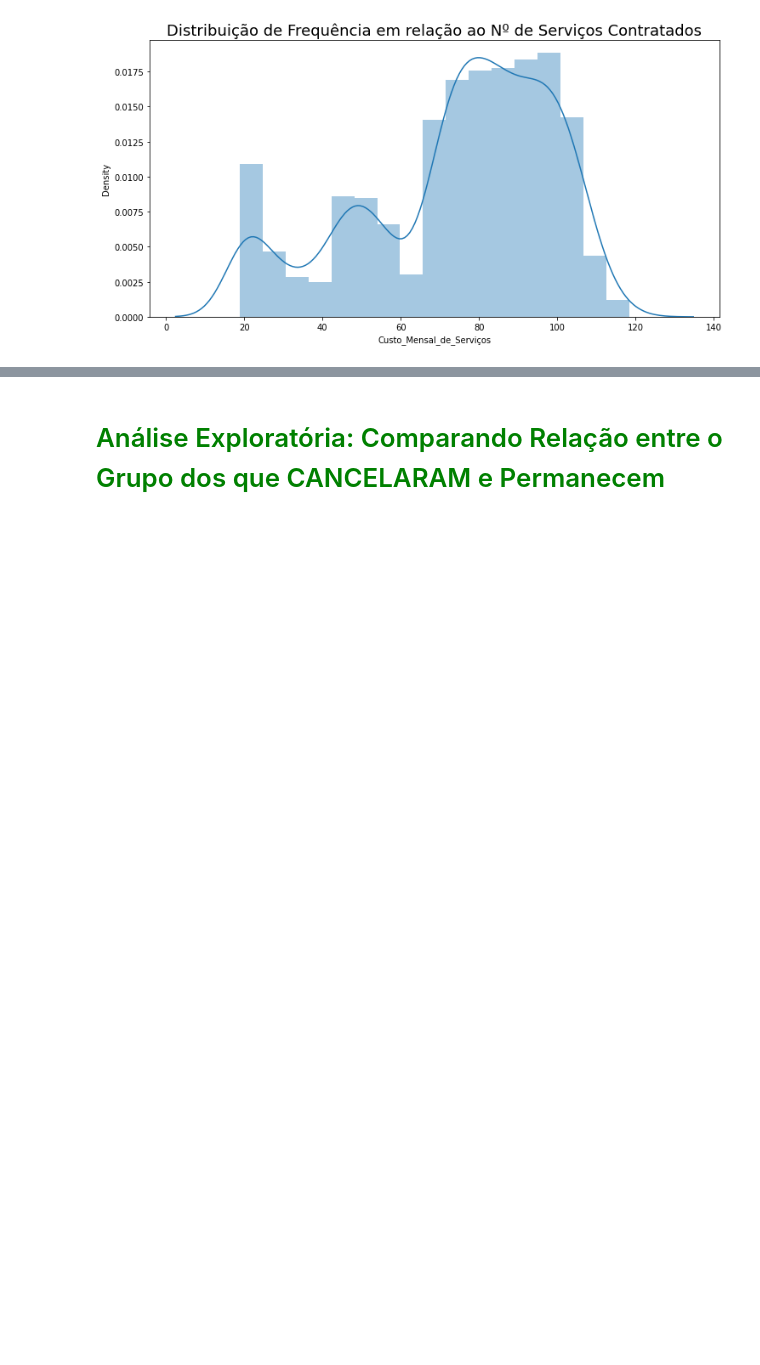
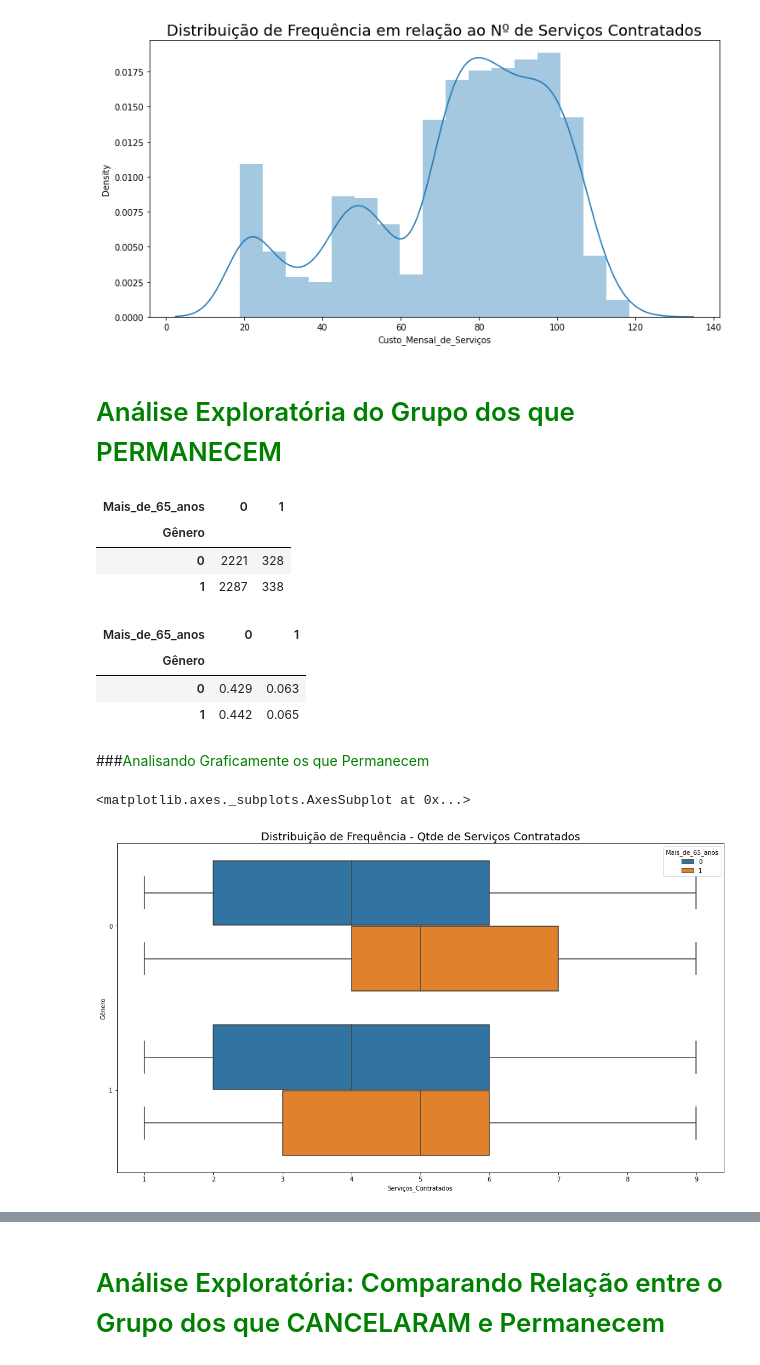
Before and after one commit to KZoc/Alura-Challenge_1_DataScience_Analise_de_Churn, a Jupyter notebook: Notebook/Challenge_Data_Science_Alura_2022.ipynb, the cells around one changed output, grey strips where cells are left out. Drawn from its saved outputs; the diff is of its cells as text; code cells hidden in the pictures; blank space fills up the shorter version.

Commit message:
Fazendo novas análises e outro modelo de árvore (esse sem o DF estar convertido só para números)

```diff
--- a/Notebook/Challenge_Data_Science_Alura_2022.ipynb
+++ b/Notebook/Challenge_Data_Science_Alura_2022.ipynb
@@ -692,3 +699,5 @@ cx
 # %% [output]
 <matplotlib.axes._subplots.AxesSubplot at 0x...>
 [figure]
+# %% [markdown]
+# <font color=green>Análise Exploratória do Grupo dos que PERMANECEM</font>
@@ -694,0 +706,7 @@ cx
+# %%
+tabela_frequencia_2
+# %% [output]
+| Mais_de_65_anos | 0 | 1 |
+| Gênero |  |  |
+| 0 | 2221 | 328 |
+| 1 | 2287 | 338 |
@@ -694,0 +715,17 @@ cx
+# %%
+tabela_porcentagem_2
+# %% [output]
+| Mais_de_65_anos | 0 | 1 |
+| Gênero |  |  |
+| 0 | 0.429 | 0.063 |
+| 1 | 0.442 | 0.065 |
+# %% [markdown]
+###<font color=green>Analisando Graficamente os que Permanecem</font>
+# %%
+ax = sns.boxplot(x = 'Serviços_Contratados', y = 'Gênero', hue = 'Mais_de_65_anos', data = df_grupo_status.get_group('No'), orient='h')
+ax.figure.set_size_inches(18,10)
+ax.set_title('Distribuição de Frequência - Qtde de Serviços Contratados', fontsize = 18)
+ax
+# %% [output]
+<matplotlib.axes._subplots.AxesSubplot at 0x...>
+[figure, added]
```
Also changed, not shown: parts of 14 cells of this notebook.
